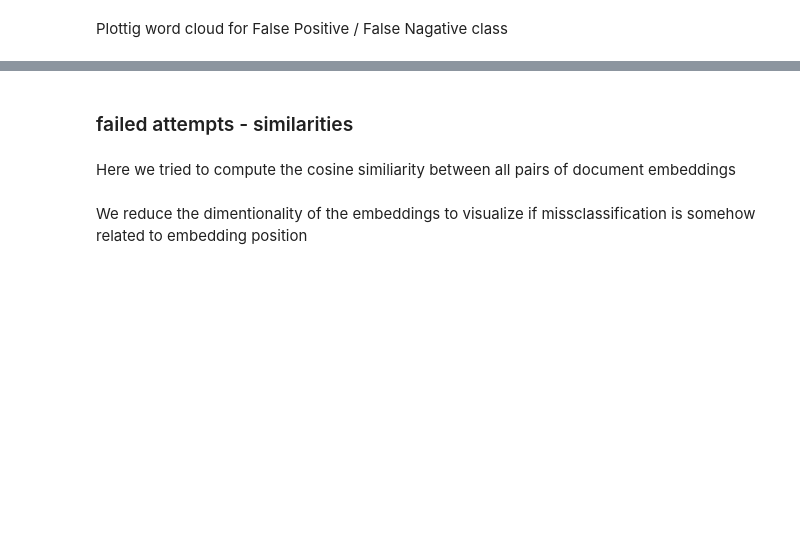
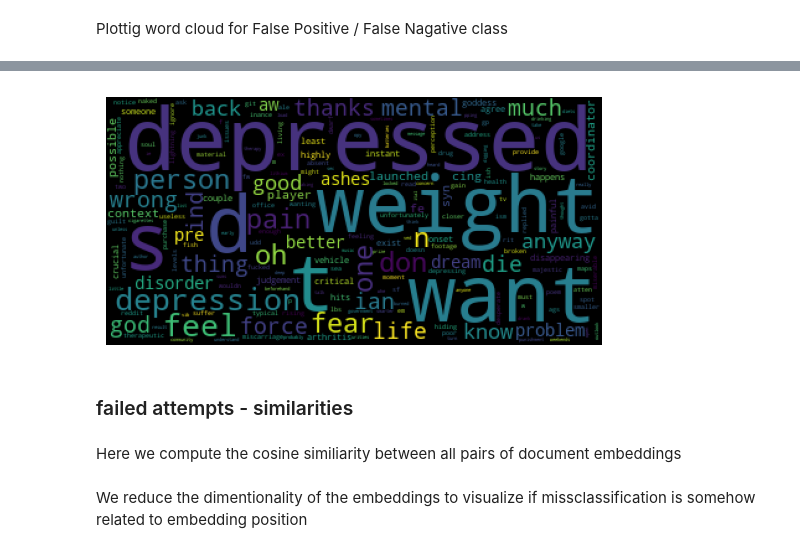
Before and after one commit to ranieri-unimi/depression, a Jupyter notebook: bert.fine.fine.ipynb, the cells around one changed output, grey strips where cells are left out. Saved outputs shown, nothing was run; the diff lists cells and outputs as text; code cells hidden in the pictures; blank space fills up the shorter version.

```diff
--- a/bert.fine.fine.ipynb
+++ b/bert.fine.fine.ipynb
@@ -427,3 +437,7 @@ plot_text_wc(f_text)
+# %%
+plot_top_k_words(test_fn)
+# %% [output]
+[figure, added]
 # %% [markdown]
 ### failed attempts - similarities
 # %%
@@ -434,7 +448,7 @@ from scipy.spatial import distance
 
 import plotly.express as px
 # %% [markdown]
-Here we tried to compute the cosine similiarity between all pairs of document embeddings
+Here we compute the cosine similiarity between all pairs of document embeddings
 # %%
 M = len(y_lex)
 cosine_mx = np.zeros((M,M))
```
Also changed, not shown: parts of 11 cells of this notebook.
